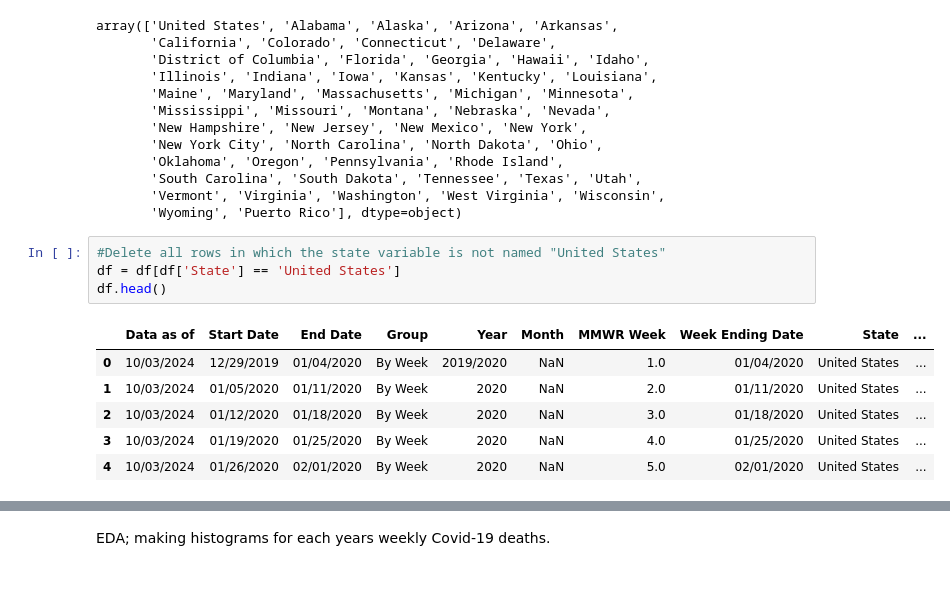
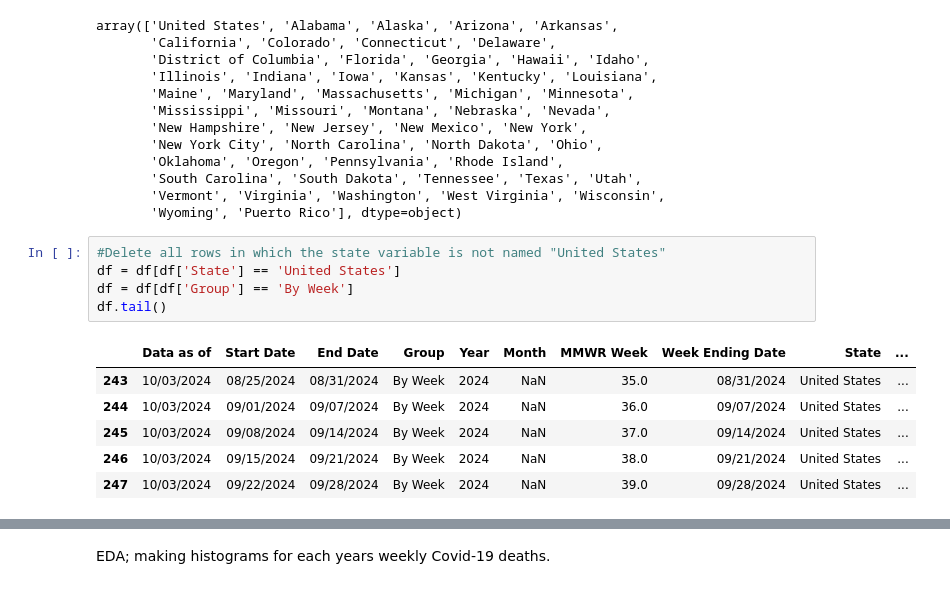
Before and after one commit to carolinehagood/covid-project, a Jupyter notebook: Cleaning_Covid_Death_Data.ipynb, the cells around one changed output, grey strips where cells are left out. Saved outputs shown, nothing was run; the diff lists cells and outputs as text.

```diff
--- a/Cleaning_Covid_Death_Data.ipynb
+++ b/Cleaning_Covid_Death_Data.ipynb
@@ -64,14 +64,15 @@ array(['United States', 'Alabama', 'Alaska', 'Arizona', 'Arkansas',
 # %%
 #Delete all rows in which the state variable is not named "United States"
 df = df[df['State'] == 'United States']
-df.head()
+df = df[df['Group'] == 'By Week']
+df.tail()
 # %% [output]
 |  | Data as of | Start Date | End Date | Group | Year | Month | MMWR Week | Week Ending Date | State | ... |
-| 0 | 10/03/2024 | 12/29/2019 | 01/04/2020 | By Week | 2019/2020 | NaN | 1.0 | 01/04/2020 | United States | ... |
-| 1 | 10/03/2024 | 01/05/2020 | 01/11/2020 | By Week | 2020 | NaN | 2.0 | 01/11/2020 | United States | ... |
-| 2 | 10/03/2024 | 01/12/2020 | 01/18/2020 | By Week | 2020 | NaN | 3.0 | 01/18/2020 | United States | ... |
-| 3 | 10/03/2024 | 01/19/2020 | 01/25/2020 | By Week | 2020 | NaN | 4.0 | 01/25/2020 | United States | ... |
-| 4 | 10/03/2024 | 01/26/2020 | 02/01/2020 | By Week | 2020 | NaN | 5.0 | 02/01/2020 | United States | ... |
+| 243 | 10/03/2024 | 08/25/2024 | 08/31/2024 | By Week | 2024 | NaN | 35.0 | 08/31/2024 | United States | ... |
+| 244 | 10/03/2024 | 09/01/2024 | 09/07/2024 | By Week | 2024 | NaN | 36.0 | 09/07/2024 | United States | ... |
+| 245 | 10/03/2024 | 09/08/2024 | 09/14/2024 | By Week | 2024 | NaN | 37.0 | 09/14/2024 | United States | ... |
+| 246 | 10/03/2024 | 09/15/2024 | 09/21/2024 | By Week | 2024 | NaN | 38.0 | 09/21/2024 | United States | ... |
+| 247 | 10/03/2024 | 09/22/2024 | 09/28/2024 | By Week | 2024 | NaN | 39.0 | 09/28/2024 | United States | ... |
 # %%
 print(df.shape)
 print(df.describe())
```
Also changed, not shown: parts of 6 cells of this notebook.
